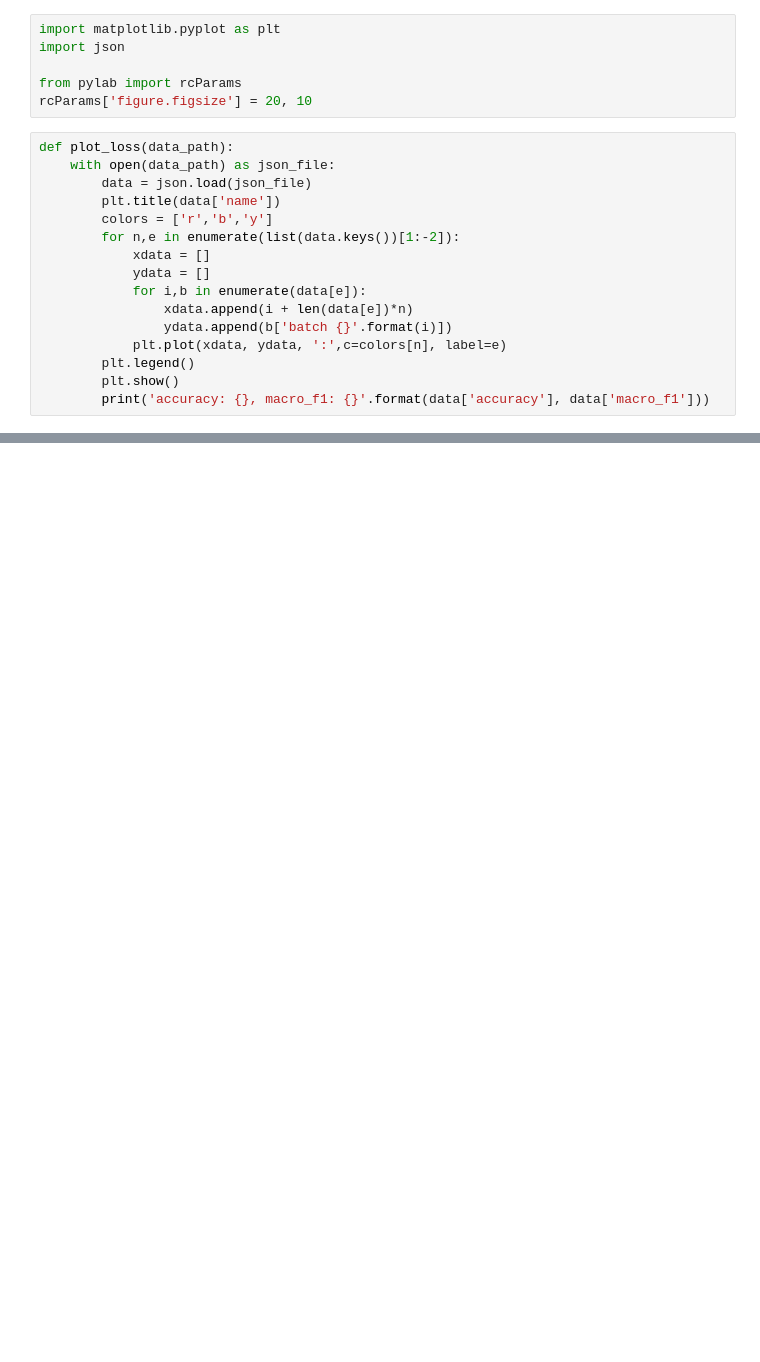
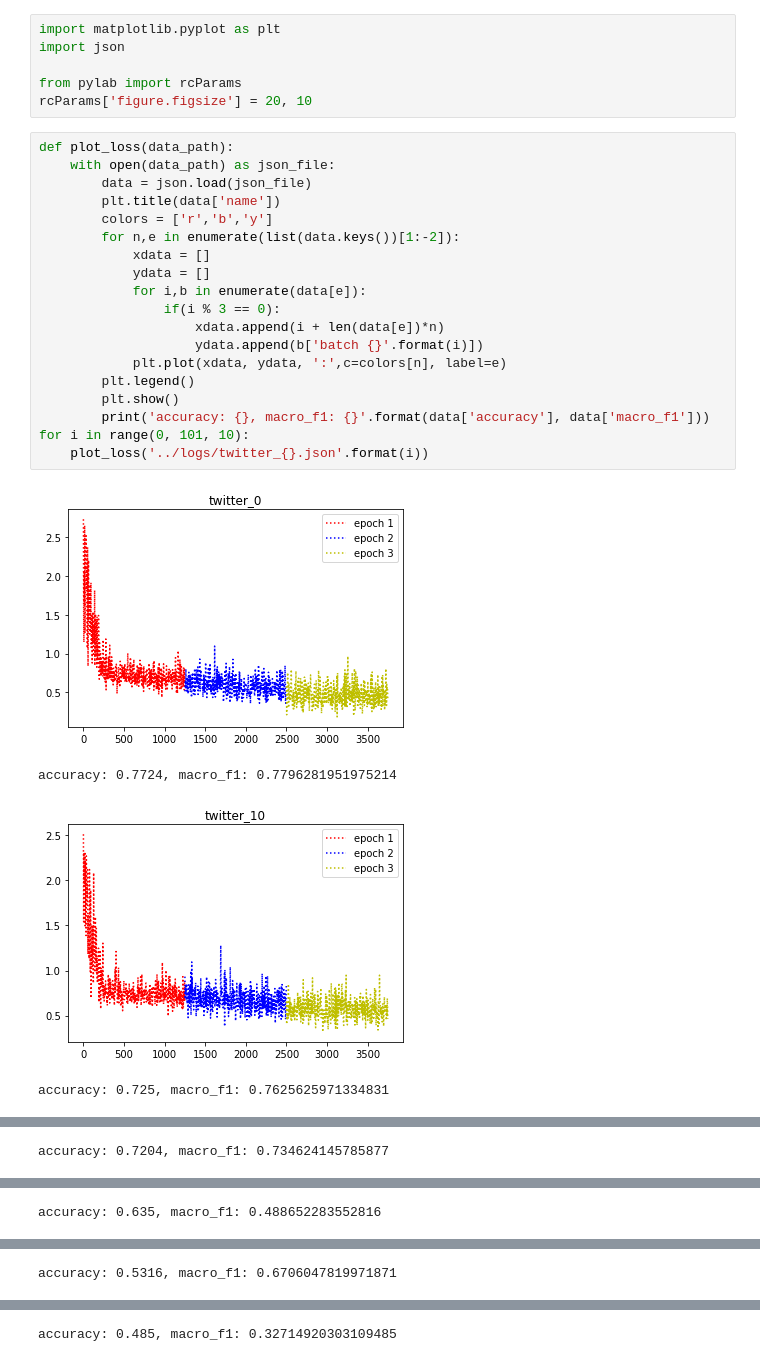
Before and after one commit to rvnair/text-classification, a Jupyter notebook: notebooks/Loss Analysis.ipynb, the cells around one changed output, grey strips where cells are left out. Cells and saved outputs as stored; diff of their text form; blank space fills up the shorter version.

```diff
--- a/notebooks/Loss Analysis.ipynb
+++ b/notebooks/Loss Analysis.ipynb
@@ -7,16 +7,24 @@ rcParams['figure.figsize'] = 20, 10
 # %%
 def plot_loss(data_path):
     with open(data_path) as json_file:
         data = json.load(json_file)
         plt.title(data['name'])
         colors = ['r','b','y']
         for n,e in enumerate(list(data.keys())[1:-2]):
             xdata = []
             ydata = []
             for i,b in enumerate(data[e]):
-                xdata.append(i + len(data[e])*n)
-                ydata.append(b['batch {}'.format(i)])
+                if(i % 3 == 0):
+                    xdata.append(i + len(data[e])*n)
+                    ydata.append(b['batch {}'.format(i)])
             plt.plot(xdata, ydata, ':',c=colors[n], label=e)
         plt.legend()
         plt.show()
         print('accuracy: {}, macro_f1: {}'.format(data['accuracy'], data['macro_f1']))
+for i in range(0, 101, 10):
+    plot_loss('../logs/twitter_{}.json'.format(i))
+# %% [output]
+[figure, added]
+accuracy: 0.7724, macro_f1: 0.7796281951975214
+[figure, added]
+accuracy: 0.725, macro_f1: 0.7625625971334831
@@ -22,0 +32 @@ def plot_loss(data_path):
+accuracy: 0.7204, macro_f1: 0.734624145785877
@@ -22,0 +34 @@ def plot_loss(data_path):
+accuracy: 0.635, macro_f1: 0.488652283552816
@@ -22,0 +36 @@ def plot_loss(data_path):
+accuracy: 0.5316, macro_f1: 0.6706047819971871
@@ -22,0 +38 @@ def plot_loss(data_path):
+accuracy: 0.485, macro_f1: 0.32714920303109485
```
Also changed, not shown: parts of 2 cells of this notebook, 1 other file.
